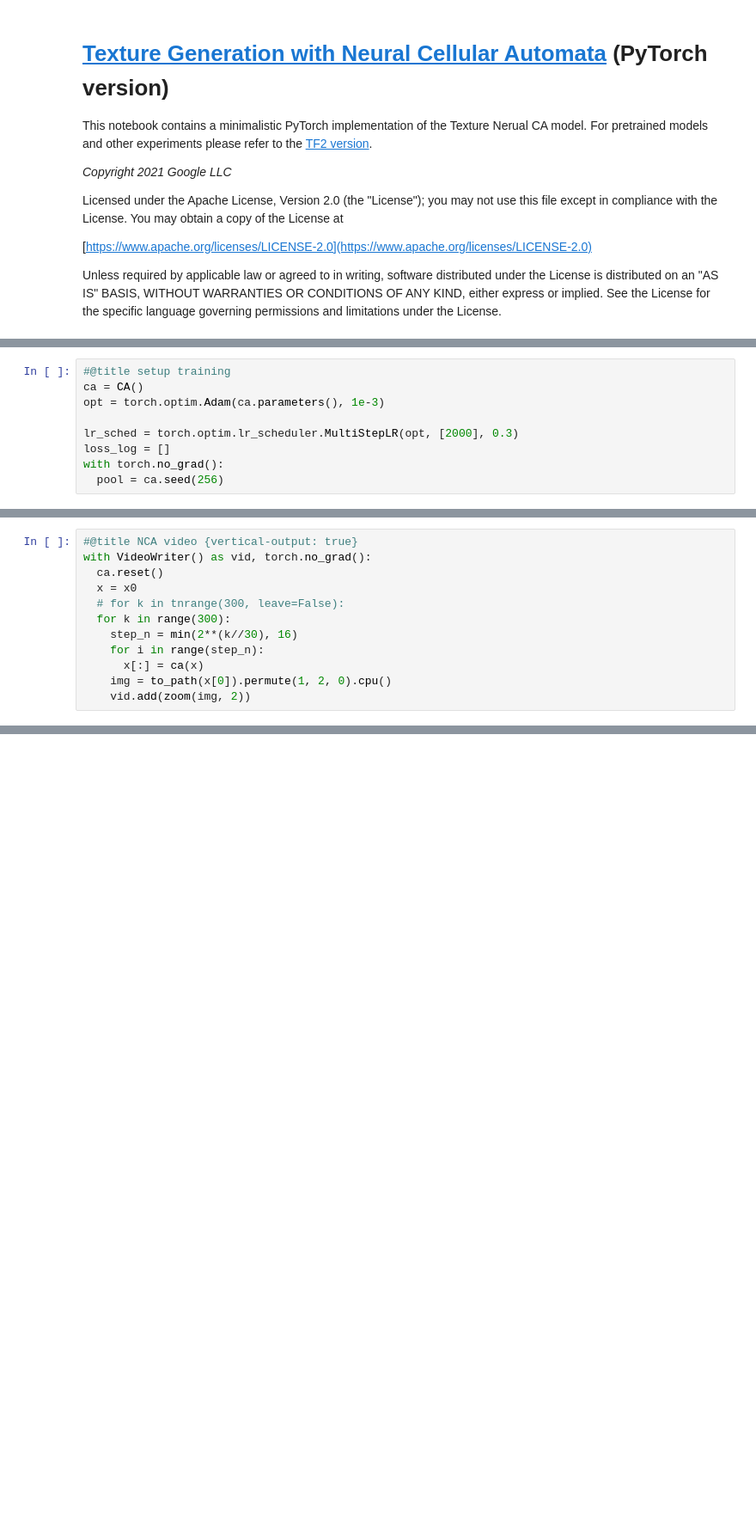
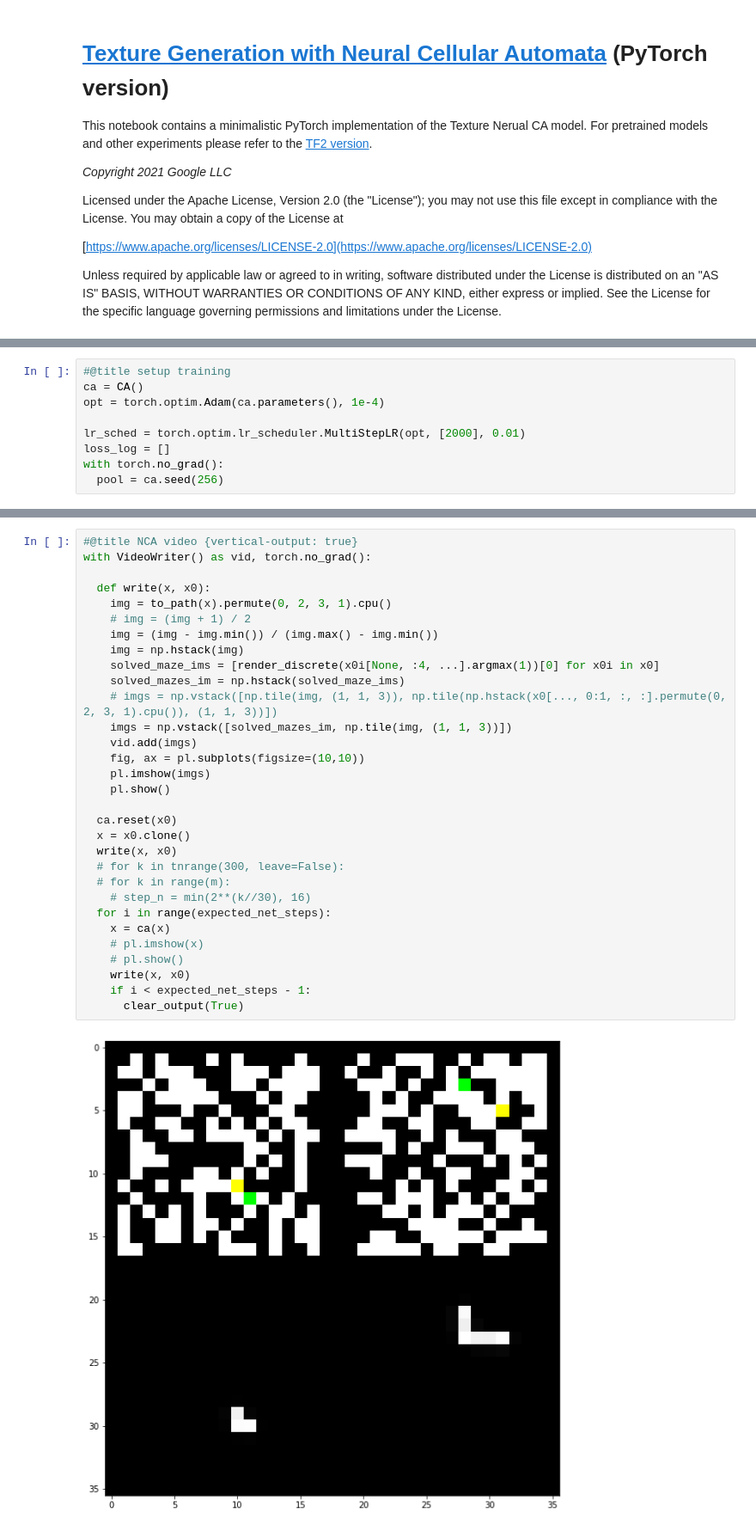
Before and after one commit to smearle/pathfinding-nca, a Jupyter notebook: path_nca.ipynb, the cells around one changed output, grey strips where cells are left out. Shown: that part at 86% size. Saved outputs shown, nothing was run; the diff lists cells and outputs as text; blank space fills up the shorter version.

```diff
--- a/path_nca.ipynb
+++ b/path_nca.ipynb
@@ -417,9 +390,9 @@ CA param count: 46224
 # %%
 #@title setup training
 ca = CA()
-opt = torch.optim.Adam(ca.parameters(), 1e-3)
+opt = torch.optim.Adam(ca.parameters(), 1e-4)
 
-lr_sched = torch.optim.lr_scheduler.MultiStepLR(opt, [2000], 0.3)
+lr_sched = torch.optim.lr_scheduler.MultiStepLR(opt, [2000], 0.01)
 loss_log = []
 with torch.no_grad():
   pool = ca.seed(256)
@@ -520,12 +398,0 @@ KeyboardInterrupt:
-# %%
-#@title NCA video {vertical-output: true}
-with VideoWriter() as vid, torch.no_grad():
-  ca.reset()
-  x = x0
-  # for k in tnrange(300, leave=False):
-  for k in range(300):
-    step_n = min(2**(k//30), 16)
-    for i in range(step_n):
-      x[:] = ca(x)
-    img = to_path(x[0]).permute(1, 2, 0).cpu()
-    vid.add(zoom(img, 2))
@@ -533,0 +515,33 @@ with VideoWriter() as vid, torch.no_grad():
+# %%
+#@title NCA video {vertical-output: true}
+with VideoWriter() as vid, torch.no_grad():
+
+  def write(x, x0):
+    img = to_path(x).permute(0, 2, 3, 1).cpu()
+    # img = (img + 1) / 2
+    img = (img - img.min()) / (img.max() - img.min())
+    img = np.hstack(img)
+    solved_maze_ims = [render_discrete(x0i[None, :4, ...].argmax(1))[0] for x0i in x0]
+    solved_mazes_im = np.hstack(solved_maze_ims)
+    # imgs = np.vstack([np.tile(img, (1, 1, 3)), np.tile(np.hstack(x0[..., 0:1, :, :].permute(0, 2, 3, 1).cpu()), (1, 1, 3))])
+    imgs = np.vstack([solved_mazes_im, np.tile(img, (1, 1, 3))])
+    vid.add(imgs)
+    fig, ax = pl.subplots(figsize=(10,10))
+    pl.imshow(imgs)
+    pl.show()
+
+  ca.reset(x0)
+  x = x0.clone()
+  write(x, x0)
+  # for k in tnrange(300, leave=False):
+  # for k in range(m):
+    # step_n = min(2**(k//30), 16)
+  for i in range(expected_net_steps):
+    x = ca(x)
+    # pl.imshow(x)
+    # pl.show()
+    write(x, x0)
+    if i < expected_net_steps - 1:
+      clear_output(True)
+# %% [output]
+[figure, added]
```
Also changed, not shown: parts of 13 cells of this notebook.
